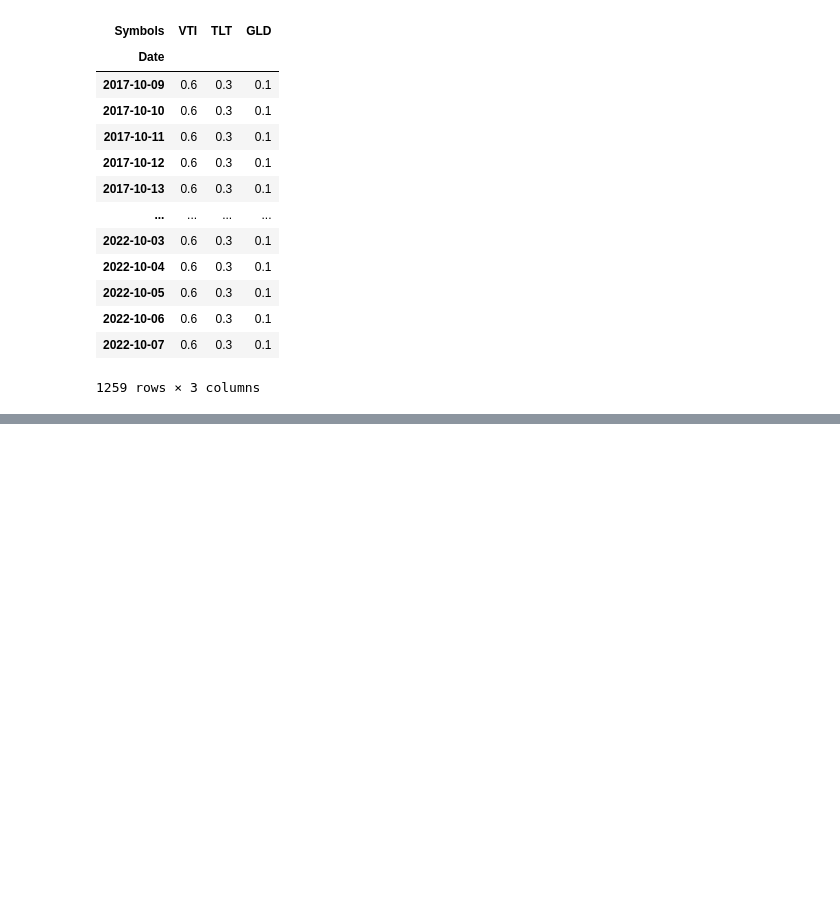
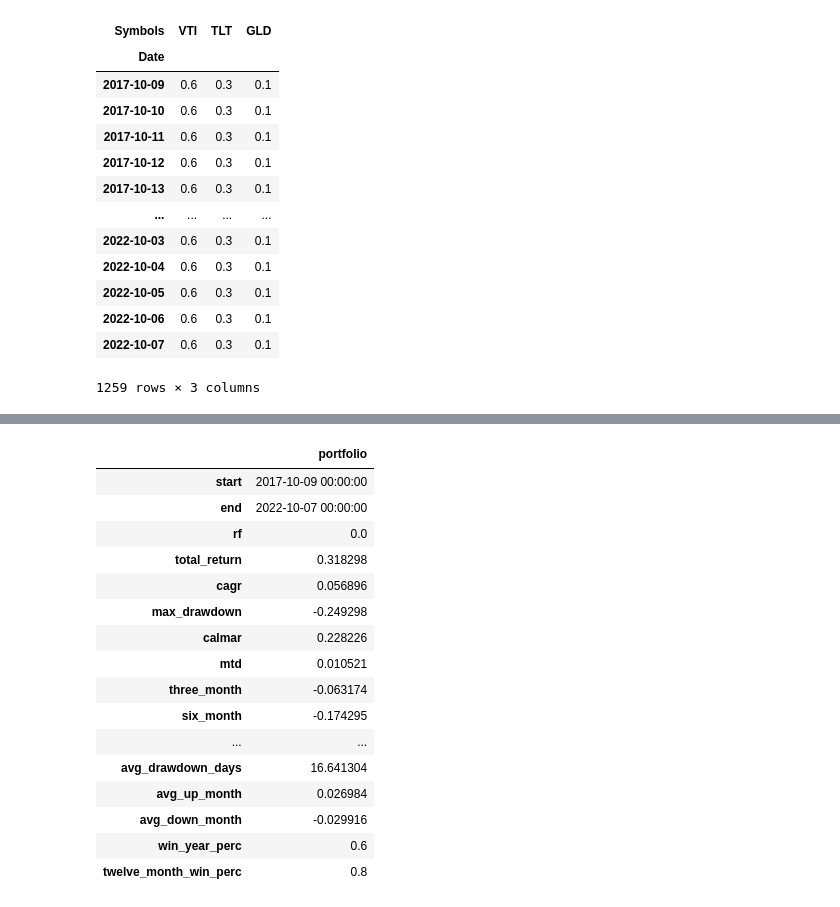
Before and after one commit to breaded-xyz/alphasim, a Jupyter notebook: vignettes/riskpremia.ipynb, the cells around one changed output, grey strips where cells are left out. Saved outputs shown, nothing was run; the diff lists cells and outputs as text; code cells hidden in the pictures; blank space fills up the shorter version.

Commit message:
Add perfromance stats

```diff
--- a/vignettes/riskpremia.ipynb
+++ b/vignettes/riskpremia.ipynb
@@ -131 +128,22 @@ vola_df = ret_df.ewm(alpha=1.-0.94, adjust=False).std() * np.sqrt(252)
+# %%
+stats = calc_stats(result)
+display(stats)
+# %% [output]
+|  | portfolio |
+| start | 2017-10-09 00:00:00 |
+| end | 2022-10-07 00:00:00 |
+| rf | 0.0 |
+| total_return | 0.318298 |
+| cagr | 0.056896 |
+| max_drawdown | -0.249298 |
+| calmar | 0.228226 |
+| mtd | 0.010521 |
+| three_month | -0.063174 |
+| six_month | -0.174295 |
+| ... | ... |
+| avg_drawdown_days | 16.641304 |
+| avg_up_month | 0.026984 |
+| avg_down_month | -0.029916 |
+| win_year_perc | 0.6 |
+| twelve_month_win_perc | 0.8 |
 # %%
```
Also changed, not shown: parts of 8 cells of this notebook, 1 other file.
